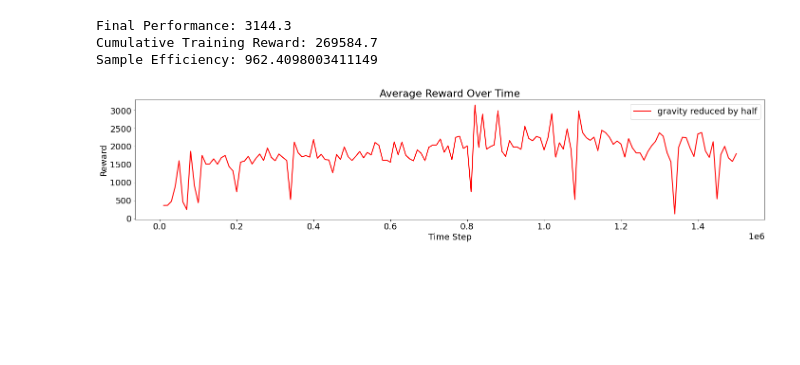
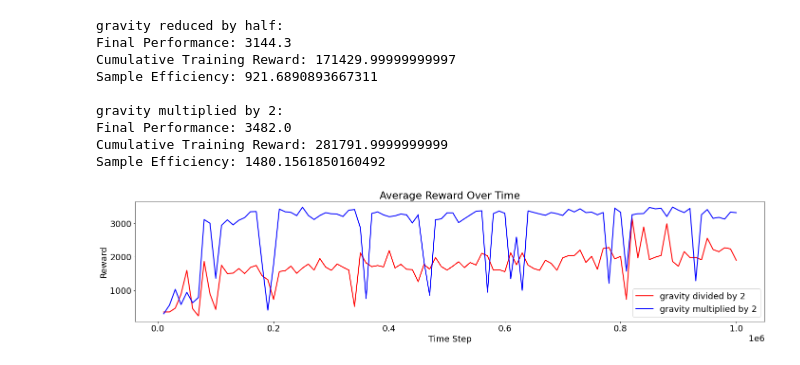
Before and after one commit to cesare-spinoso/HopperMujoco, a Jupyter notebook: adaptability/adaptability.ipynb, the cells around one changed output. Cells and saved outputs as stored; diff of their text form; code cells hidden in the pictures; blank space fills up the shorter version.

```diff
--- a/adaptability/adaptability.ipynb
+++ b/adaptability/adaptability.ipynb
@@ -14,9 +14,19 @@ from sklearn.metrics import auc
 f = open('../../GROUP_013/results/2022-04-25_21h08m33/log.txt')
 rewards_05g = f.readlines()
 f.close()
+f = open('../../GROUP_013/results/2022-04-26_12h17m32/log.txt')
+rewards_2g = f.readlines()
+f.close()
+
 f = open('../../GROUP_013/results/2022-04-26_10h19m50/log.json')
 sample_efficiency_05g = f.readlines()
 f.close()
+f = open('../../GROUP_013/results/2022-04-26_18h42m43/log.json')
+sample_efficiency_2g = f.readlines()
+f.close()
 # %%
 rewards_05g = [reward for reward in rewards_05g if 'acc_reward:' in reward]
-rewards_05g = np.array([float(reward.split("acc_reward: ", 1)[1][:-2])  for reward in rewards_05g])[0:150]
+rewards_05g = np.array([float(reward.split("acc_reward: ", 1)[1][:-2])  for reward in rewards_05g])[0:100]
+
+rewards_2g = [reward for reward in rewards_2g if 'acc_reward:' in reward]
+rewards_2g = np.array([float(reward.split("acc_reward: ", 1)[1][:-2])  for reward in rewards_2g])[0:100]
@@ -23,33 +45,38 @@ rewards_05g = np.array([float(reward.split("acc_reward: ", 1)[1][:-2])  for rewa
 # %%
-#auc_performances = []
-sample_efficiencies = []
-for i in range(1, 6):
-    s = sample_efficiency_05g[i].split("list_of_rewards", 1)[1][4:-3].split(",")
-    s = np.array([float(ss) for ss in s])
-    sample_efficiencies.append(s)
-#    auc_performances.append(auc(range(len(s)), s))
+print("gravity reduced by half:")
 print(f'Final Performance: {np.max(rewards_05g)}')
 print(f'Cumulative Training Reward: {np.sum(rewards_05g)}')
-#print(f'Sample Efficiency: {np.mean(np.array(auc_performances))}')
-print(f'Sample Efficiency: {np.mean(np.array(sample_efficiencies))}')
+print(f'Sample Efficiency: {np.mean(np.array(se_05g))}')
+print("")
+print("gravity multiplied by 2:")
+print(f'Final Performance: {np.max(rewards_2g)}')
+print(f'Cumulative Training Reward: {np.sum(rewards_2g)}')
+print(f'Sample Efficiency: {np.mean(np.array(se_2g))}')
 # %% [output]
+gravity reduced by half:
 Final Performance: 3144.3
-Cumulative Training Reward: 269584.7
-Sample Efficiency: 962.4098003411149
+Cumulative Training Reward: 171429.99999999997
+Sample Efficiency: 921.6890893667311
+
+gravity multiplied by 2:
+Final Performance: 3482.0
+Cumulative Training Reward: 281791.9999999999
+Sample Efficiency: 1480.1561850160492
 # %%
 font = {'family' : 'sans serif', 'size' : 18}
 matplotlib.rc('font', **font)
 
 _ = plt.figure(figsize=(20, 5))
 
-plt.plot(np.arange(1, 151)*10000, rewards_05g, color = 'r', linewidth=2.0, label='gravity reduced by half')
+plt.plot(np.arange(1, 101)*10000, rewards_05g, color = 'r', linewidth=2.0, label='gravity divided by 2')
+plt.plot(np.arange(1, 101)*10000, rewards_2g, color = 'b', linewidth=2.0, label='gravity multiplied by 2')
 
 plt.ylabel("Reward")
 plt.xlabel("Time Step")
 plt.title("Average Reward Over Time")
 plt.legend()
 plt.tight_layout()
 plt.savefig('adaptability_rewards.png', bbox_inches="tight")
 plt.show()
 # %% [output]
-[figure, old version]
+[figure, new version]
```
Also changed, not shown: parts of 2 cells of this notebook, 15 other files.
